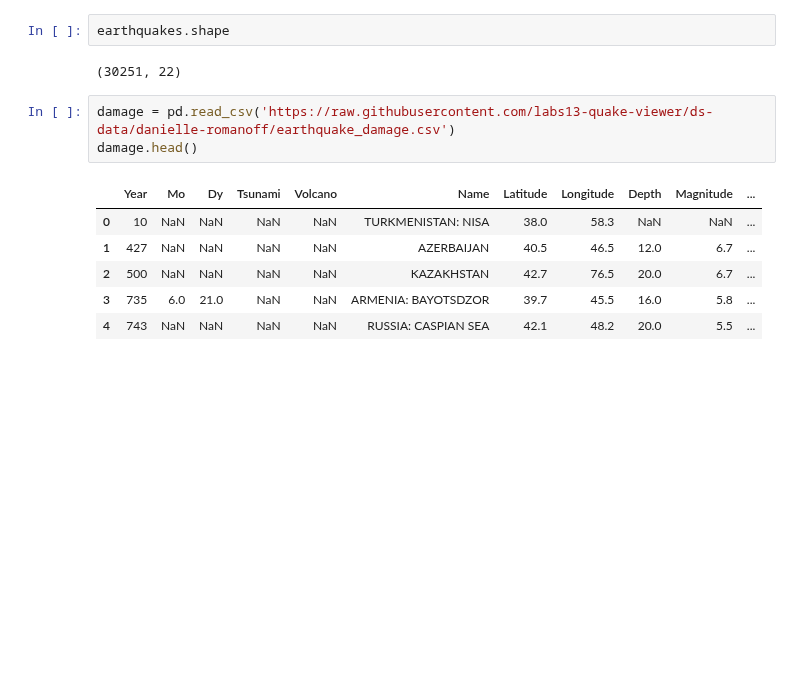
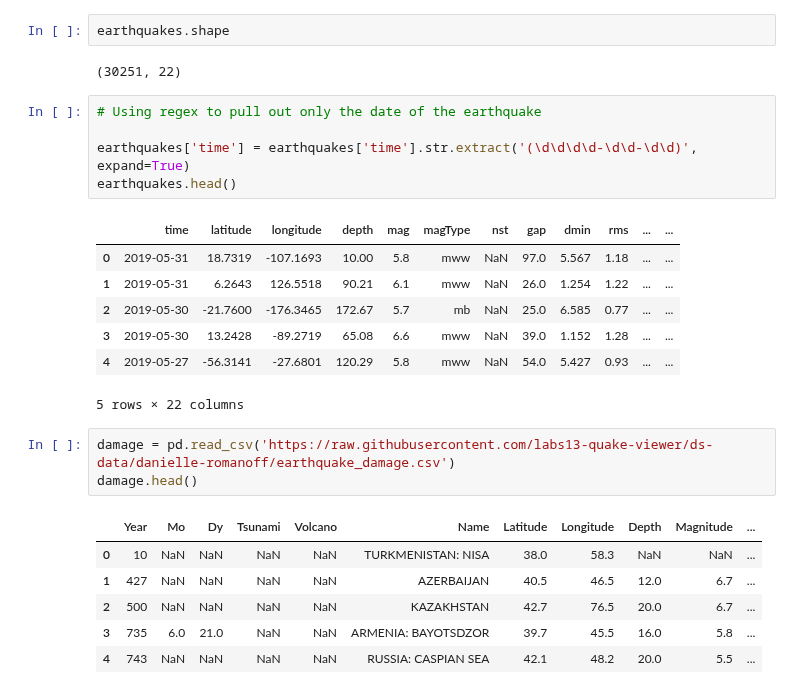
Before and after one commit to labs13-quake-viewer/ds-notebooks, a Jupyter notebook: Earthquake-Damage.ipynb, the cells around one changed output. Cells and saved outputs as stored; diff of their text form; blank space fills up the shorter version.

```diff
--- a/Earthquake-Damage.ipynb
+++ b/Earthquake-Damage.ipynb
@@ -21,6 +23,19 @@ earthquakes.head()
 earthquakes.shape
 # %% [output]
 (30251, 22)
+# %%
+# Using regex to pull out only the date of the earthquake
+
+earthquakes['time'] = earthquakes['time'].str.extract('(\d\d\d\d-\d\d-\d\d)', expand=True)
+earthquakes.head()
+# %% [output]
+|  | time | latitude | longitude | depth | mag | magType | nst | gap | dmin | rms | ... | ... |
+| 0 | 2019-05-31 | 18.7319 | -107.1693 | 10.00 | 5.8 | mww | NaN | 97.0 | 5.567 | 1.18 | ... | ... |
+| 1 | 2019-05-31 | 6.2643 | 126.5518 | 90.21 | 6.1 | mww | NaN | 26.0 | 1.254 | 1.22 | ... | ... |
+| 2 | 2019-05-30 | -21.7600 | -176.3465 | 172.67 | 5.7 | mb | NaN | 25.0 | 6.585 | 0.77 | ... | ... |
+| 3 | 2019-05-30 | 13.2428 | -89.2719 | 65.08 | 6.6 | mww | NaN | 39.0 | 1.152 | 1.28 | ... | ... |
+| 4 | 2019-05-27 | -56.3141 | -27.6801 | 120.29 | 5.8 | mww | NaN | 54.0 | 5.427 | 0.93 | ... | ... |
+5 rows × 22 columns
 # %%
 damage = pd.read_csv('https://raw.githubusercontent.com/labs13-quake-viewer/ds-data/danielle-romanoff/earthquake_damage.csv')
 damage.head()
```
Also changed, not shown: parts of 7 cells of this notebook.
